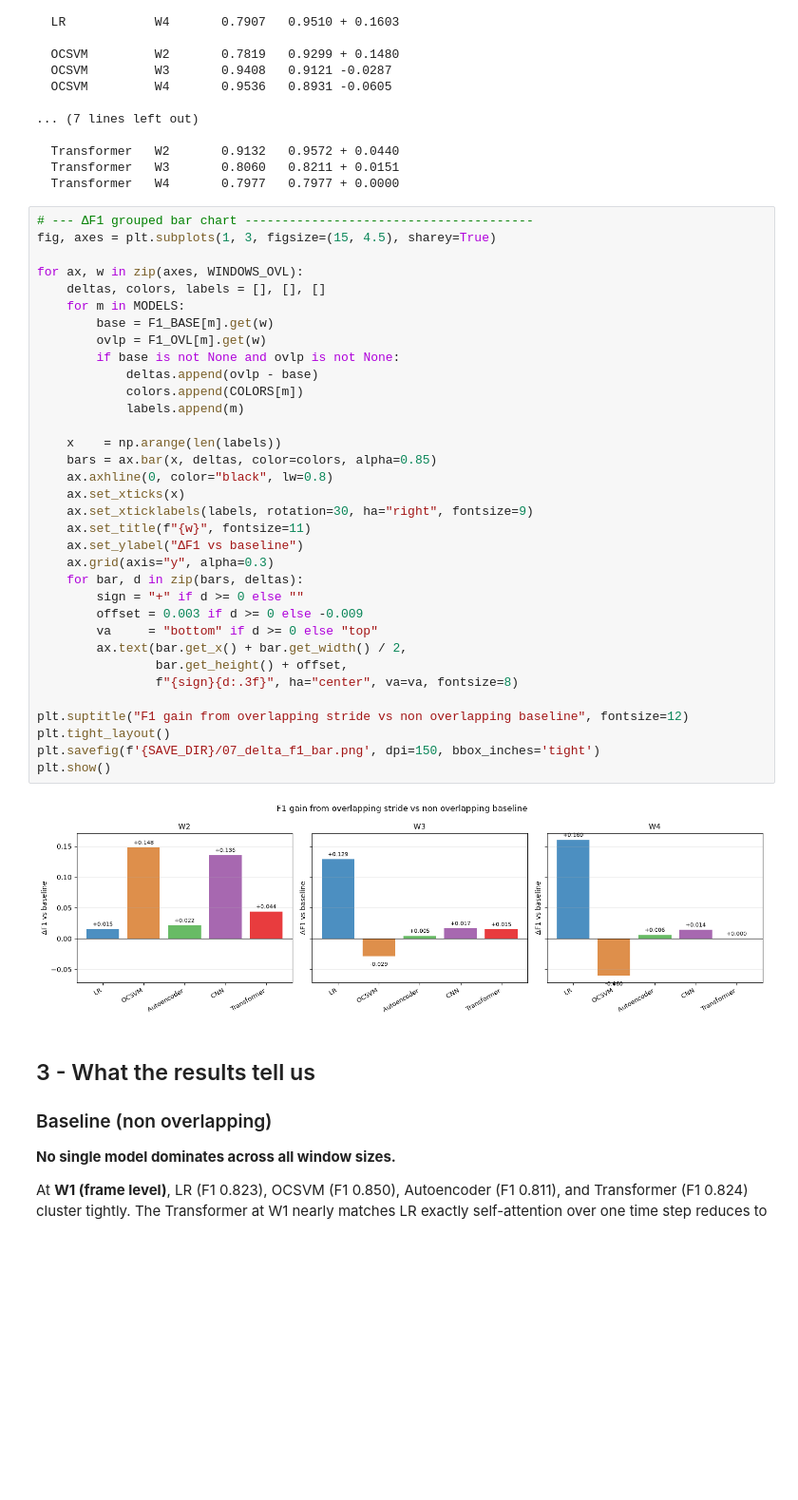
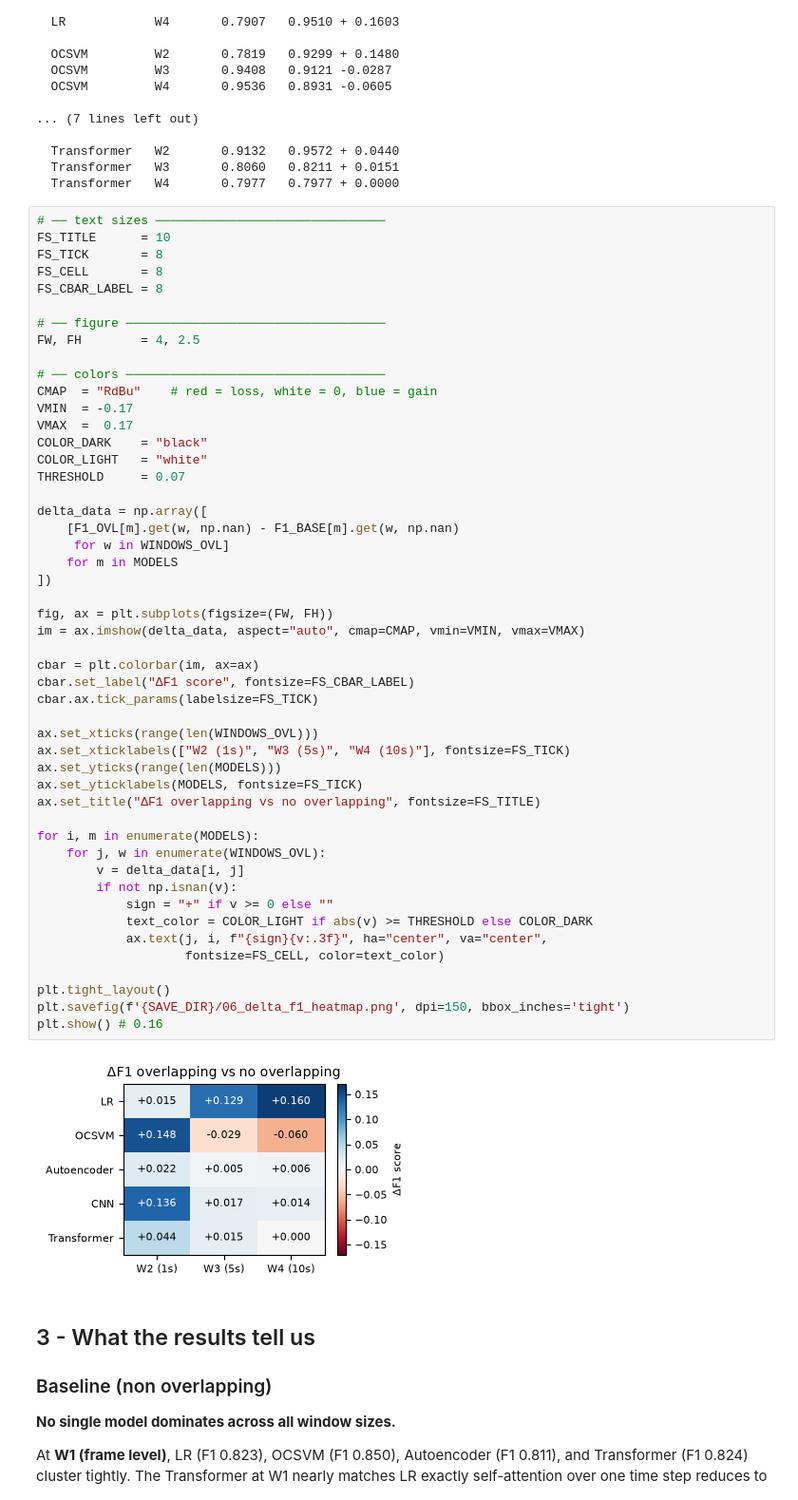
Before and after one commit to Nur2424/wifi-presence-detection, a Jupyter notebook: esp32/full-study-notebooks/07_final_results.ipynb, the cells around one changed output. Shown at 95% size. Saved outputs shown, nothing was run; the diff lists cells and outputs as text; blank space fills up the shorter version.

```diff
--- a/esp32/full-study-notebooks/07_final_results.ipynb
+++ b/esp32/full-study-notebooks/07_final_results.ipynb
@@ -233,41 +257,56 @@ Overlapping stride results F1 and ΔF1 vs baseline
   Transformer   W3       0.8060   0.8211 + 0.0151
   Transformer   W4       0.7977   0.7977 + 0.0000
 # %%
-# --- ΔF1 grouped bar chart ---------------------------------------
-fig, axes = plt.subplots(1, 3, figsize=(15, 4.5), sharey=True)
+# ── text sizes ───────────────────────────────
+FS_TITLE      = 10
+FS_TICK       = 8
+FS_CELL       = 8
+FS_CBAR_LABEL = 8
 
-for ax, w in zip(axes, WINDOWS_OVL):
-    deltas, colors, labels = [], [], []
-    for m in MODELS:
-        base = F1_BASE[m].get(w)
-        ovlp = F1_OVL[m].get(w)
-        if base is not None and ovlp is not None:
-            deltas.append(ovlp - base)
-            colors.append(COLORS[m])
-            labels.append(m)
+# ── figure ───────────────────────────────────
+FW, FH        = 4, 2.5
 
-    x    = np.arange(len(labels))
-    bars = ax.bar(x, deltas, color=colors, alpha=0.85)
-    ax.axhline(0, color="black", lw=0.8)
-    ax.set_xticks(x)
-    ax.set_xticklabels(labels, rotation=30, ha="right", fontsize=9)
-    ax.set_title(f"{w}", fontsize=11)
-    ax.set_ylabel("ΔF1 vs baseline")
-    ax.grid(axis="y", alpha=0.3)
-    for bar, d in zip(bars, deltas):
-        sign = "+" if d >= 0 else ""
-        offset = 0.003 if d >= 0 else -0.009
-        va     = "bottom" if d >= 0 else "top"
-        ax.text(bar.get_x() + bar.get_width() / 2,
-                bar.get_height() + offset,
-                f"{sign}{d:.3f}", ha="center", va=va, fontsize=8)
+# ── colors ───────────────────────────────────
+CMAP  = "RdBu"    # red = loss, white = 0, blue = gain
+VMIN  = -0.17
+VMAX  =  0.17
+COLOR_DARK    = "black"
+COLOR_LIGHT   = "white"
+THRESHOLD     = 0.07
 
-plt.suptitle("F1 gain from overlapping stride vs non overlapping baseline", fontsize=12)
+delta_data = np.array([
+    [F1_OVL[m].get(w, np.nan) - F1_BASE[m].get(w, np.nan)
+     for w in WINDOWS_OVL]
+    for m in MODELS
+])
+
+fig, ax = plt.subplots(figsize=(FW, FH))
+im = ax.imshow(delta_data, aspect="auto", cmap=CMAP, vmin=VMIN, vmax=VMAX)
+
+cbar = plt.colorbar(im, ax=ax)
+cbar.set_label("ΔF1 score", fontsize=FS_CBAR_LABEL)
+cbar.ax.tick_params(labelsize=FS_TICK)
+
+ax.set_xticks(range(len(WINDOWS_OVL)))
+ax.set_xticklabels(["W2 (1s)", "W3 (5s)", "W4 (10s)"], fontsize=FS_TICK)
+ax.set_yticks(range(len(MODELS)))
+ax.set_yticklabels(MODELS, fontsize=FS_TICK)
+ax.set_title("ΔF1 overlapping vs no overlapping", fontsize=FS_TITLE)
+
+for i, m in enumerate(MODELS):
+    for j, w in enumerate(WINDOWS_OVL):
+        v = delta_data[i, j]
+        if not np.isnan(v):
+            sign = "+" if v >= 0 else ""
+            text_color = COLOR_LIGHT if abs(v) >= THRESHOLD else COLOR_DARK
+            ax.text(j, i, f"{sign}{v:.3f}", ha="center", va="center",
+                    fontsize=FS_CELL, color=text_color)
+
 plt.tight_layout()
-plt.savefig(f'{SAVE_DIR}/07_delta_f1_bar.png', dpi=150, bbox_inches='tight')
-plt.show()
+plt.savefig(f'{SAVE_DIR}/06_delta_f1_heatmap.png', dpi=150, bbox_inches='tight')
+plt.show() # 0.16
 # %% [output]
-[figure, old version]
+[figure, new version]
 # %% [markdown]
 ## 3 - What the results tell us
 
```
Also changed, not shown: parts of 1 cell of this notebook, 8 other files.
